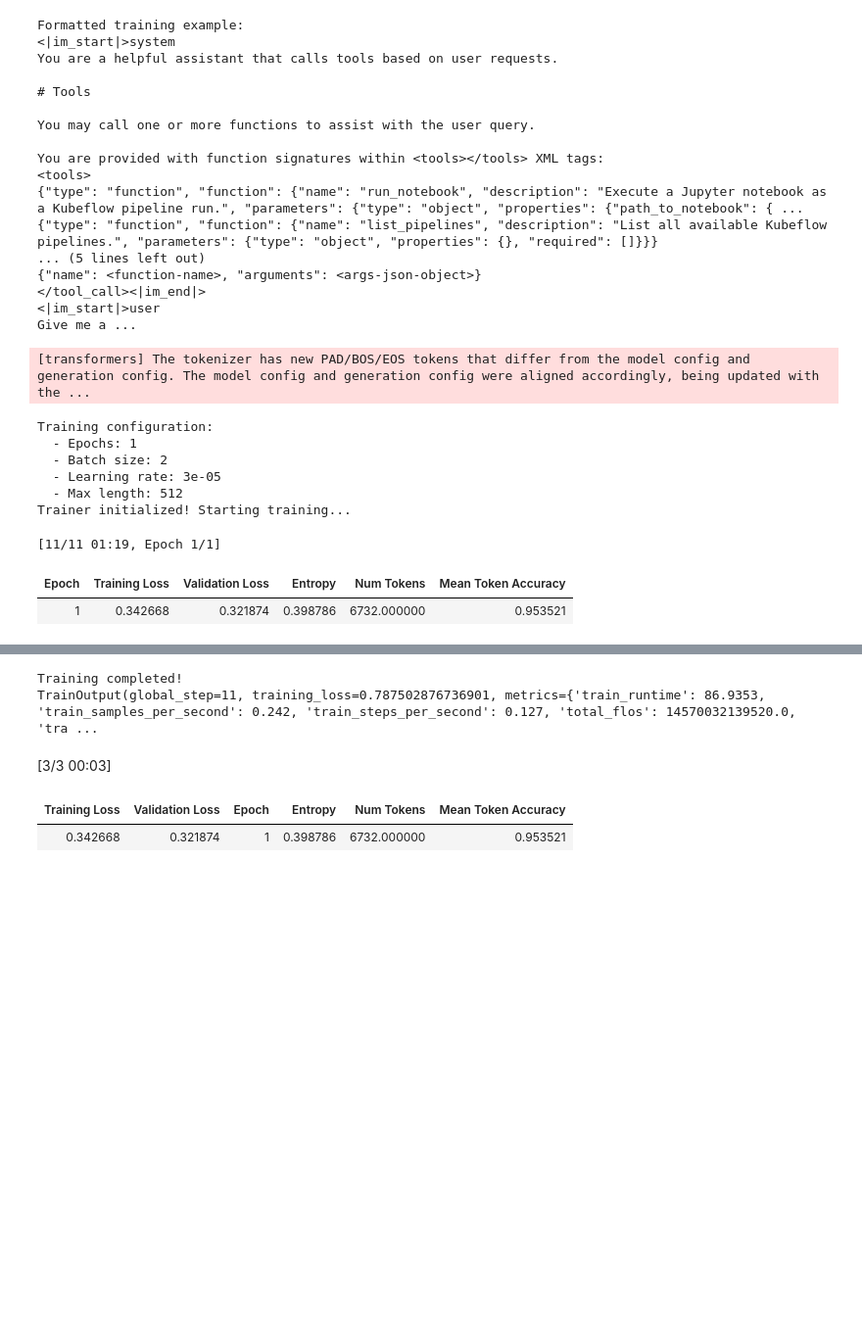
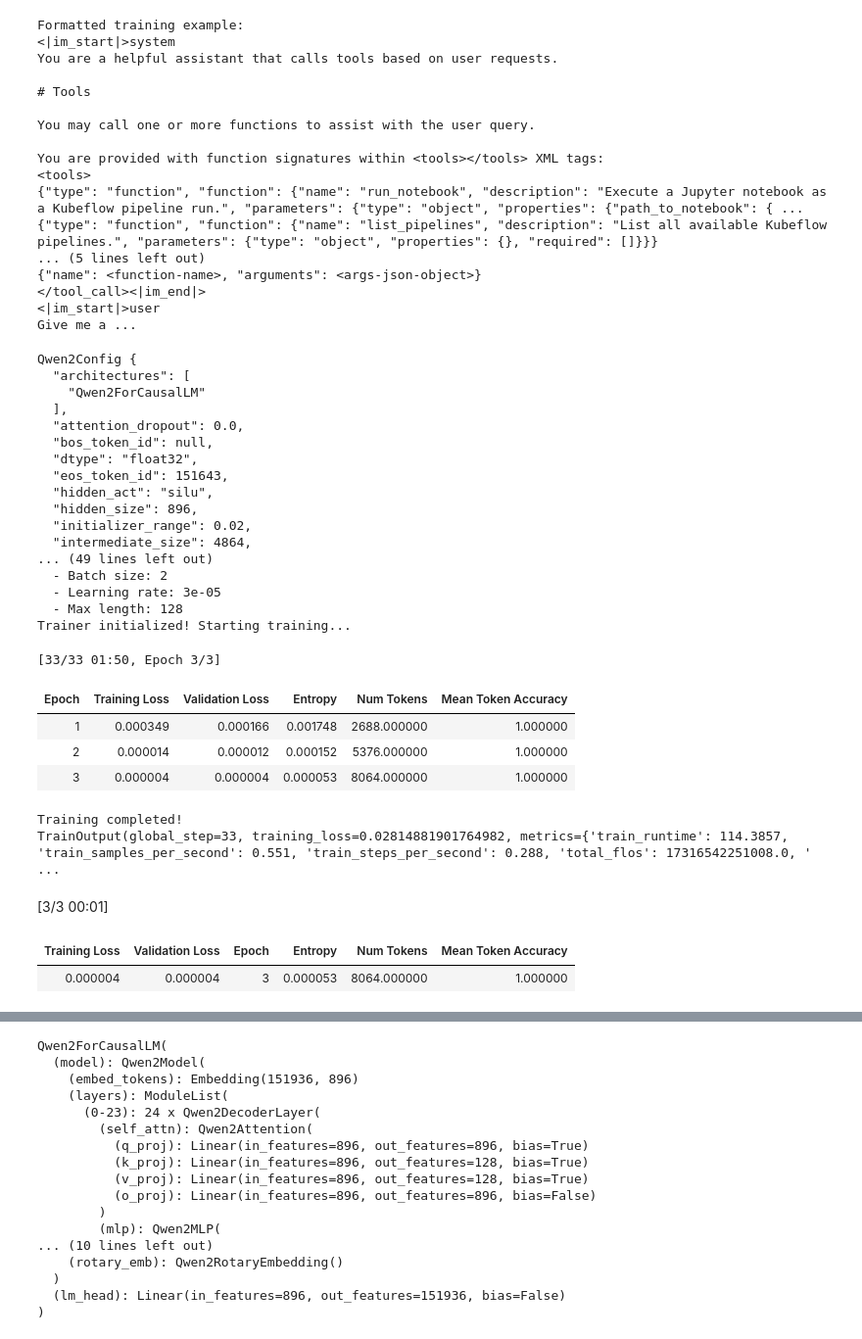
Before and after one commit to jesuino/kale_examples, a Jupyter notebook: finetuning_fnmodel.ipynb, the cells around one changed output, grey strips where cells are left out. Shown at 98% size. Drawn from its saved outputs; the diff is of its cells as text; code cells hidden in the pictures; blank space fills up the shorter version.

Commit message:
Fine Tuning model notebook with low resource usage

```diff
--- a/finetuning_fnmodel.ipynb
+++ b/finetuning_fnmodel.ipynb
@@ -74,12 +73,12 @@ from trl import SFTConfig, SFTTrainer
 # Choose your base model
 MODEL_ID = "Qwen/Qwen2.5-0.5B"
 SYSTEM_MESSAGE = "You are a helpful assistant that calls tools based on user requests."
-TRAINING_DATA_URL = "https://gist.githubusercontent.com/jesuino/0aefdce9ff2f0bf9f5b4ea688d42f998/raw/8bfb1455d3ee77075d9e08a2cef2de796a2b1b6e/gistfile1.txt"
+TRAINING_DATA_URL = ""
 
 LEARNING_RATE = 3e-5
 BATCH_SIZE = 2
-NUM_EPOCHS = 1
-MAX_LENGTH = 512
+NUM_EPOCHS = 3
+MAX_LENGTH = 128
 TEST_SIZE = 0.2
 SAVE_MEMORY=True
 # %% [markdown]
@@ -360,48 +359,69 @@ trainer = SFTTrainer(
         optim="adamw_torch",
         logging_steps=1,
         eval_strategy="epoch",
-        save_strategy="epoch",
+        save_strategy="no",
         learning_rate=float(LEARNING_RATE),
         fp16=True if model.dtype == torch.float16 else False,
         bf16=True if model.dtype == torch.bfloat16 else False,
         lr_scheduler_type="constant",
-        report_to="tensorboard",
-        load_best_model_at_end=True,
+        # Use this if you want to save a report of the trainning process (requires the tensorboard dep)
+        #report_to="tensorboard",
         metric_for_best_model="eval_loss",
         # set these for False for more speed and less Performance
         gradient_checkpointing=SAVE_MEMORY,
     ),
     train_dataset=dataset['train'],
     eval_dataset=dataset['test'],
     processing_class=tokenizer,
 )
+
+if hasattr(model.config, "num_local_experts"):
+  # Granite uses num_local_experts; SFTTrainer looks for num_experts
+  model.config.num_experts = model.config.num_local_experts
 
 print("Training configuration:")
 print(f"  - Epochs: {trainer.args.num_train_epochs}")
 print(f"  - Batch size: {trainer.args.per_device_train_batch_size}")
 print(f"  - Learning rate: {trainer.args.learning_rate}")
 print(f"  - Max length: {trainer.args.max_length}")
 
 print("Trainer initialized! Starting training...")
 
 train_result = trainer.train()
 
 print(f"\nTraining completed!")
 print(train_result)
 
 eval_results = trainer.evaluate()
 print(eval_results)
 print(f"Evaluation loss: {eval_results['eval_loss']:.4f}")
 finetuned_model = trainer.model
 finetuned_model
 # %% [output]
-[transformers] The tokenizer has new PAD/BOS/EOS tokens that differ from the model config and generation config. The model config and generation config were aligned accordingly, being updated with the ...
+Qwen2Config {
+  "architectures": [
+    "Qwen2ForCausalLM"
+  ],
+  "attention_dropout": 0.0,
+  "bos_token_id": null,
+  "dtype": "float32",
+  "eos_token_id": 151643,
+  "hidden_act": "silu",
+  "hidden_size": 896,
+  "initializer_range": 0.02,
+  "intermediate_size": 4864,
+... (49 lines left out)
+  - Batch size: 2
+  - Learning rate: 3e-05
+  - Max length: 128
+Trainer initialized! Starting training...
-Training configuration:
-  - Epochs: 1
-  - Batch size: 2
-  - Learning rate: 3e-05
-  - Max length: 512
-Trainer initialized! Starting training...
+[33/33 01:50, Epoch 3/3]
+| Epoch | Training Loss | Validation Loss | Entropy | Num Tokens | Mean Token Accuracy |
+| 1 | 0.000349 | 0.000166 | 0.001748 | 2688.000000 | 1.000000 |
+| 2 | 0.000014 | 0.000012 | 0.000152 | 5376.000000 | 1.000000 |
+| 3 | 0.000004 | 0.000004 | 0.000053 | 8064.000000 | 1.000000 |
-[11/11 01:19, Epoch 1/1]
+Training completed!
+TrainOutput(global_step=33, training_loss=0.02814881901764982, metrics={'train_runtime': 114.3857, 'train_samples_per_second': 0.551, 'train_steps_per_second': 0.288, 'total_flos': 17316542251008.0, ' ...
-| Epoch | Training Loss | Validation Loss | Entropy | Num Tokens | Mean Token Accuracy |
-| 1 | 0.342668 | 0.321874 | 0.398786 | 6732.000000 | 0.953521 |
+[3/3 00:01]
+| Training Loss | Validation Loss | Epoch | Entropy | Num Tokens | Mean Token Accuracy |
+| 0.000004 | 0.000004 | 3 | 0.000053 | 8064.000000 | 1.000000 |
@@ -409,5 +430,17 @@ Trainer initialized! Starting training...
-Training completed!
-TrainOutput(global_step=11, training_loss=0.787502876736901, metrics={'train_runtime': 86.9353, 'train_samples_per_second': 0.242, 'train_steps_per_second': 0.127, 'total_flos': 14570032139520.0, 'tra ...
+Qwen2ForCausalLM(
+  (model): Qwen2Model(
+    (embed_tokens): Embedding(151936, 896)
+    (layers): ModuleList(
+      (0-23): 24 x Qwen2DecoderLayer(
+        (self_attn): Qwen2Attention(
+          (q_proj): Linear(in_features=896, out_features=896, bias=True)
+          (k_proj): Linear(in_features=896, out_features=128, bias=True)
+          (v_proj): Linear(in_features=896, out_features=128, bias=True)
+          (o_proj): Linear(in_features=896, out_features=896, bias=False)
+        )
+        (mlp): Qwen2MLP(
+... (10 lines left out)
+    (rotary_emb): Qwen2RotaryEmbedding()
+  )
+  (lm_head): Linear(in_features=896, out_features=151936, bias=False)
+)
-[3/3 00:03]
-| Training Loss | Validation Loss | Epoch | Entropy | Num Tokens | Mean Token Accuracy |
-| 0.342668 | 0.321874 | 1 | 0.398786 | 6732.000000 | 0.953521 |
```
Also changed, not shown: parts of 8 cells of this notebook.
